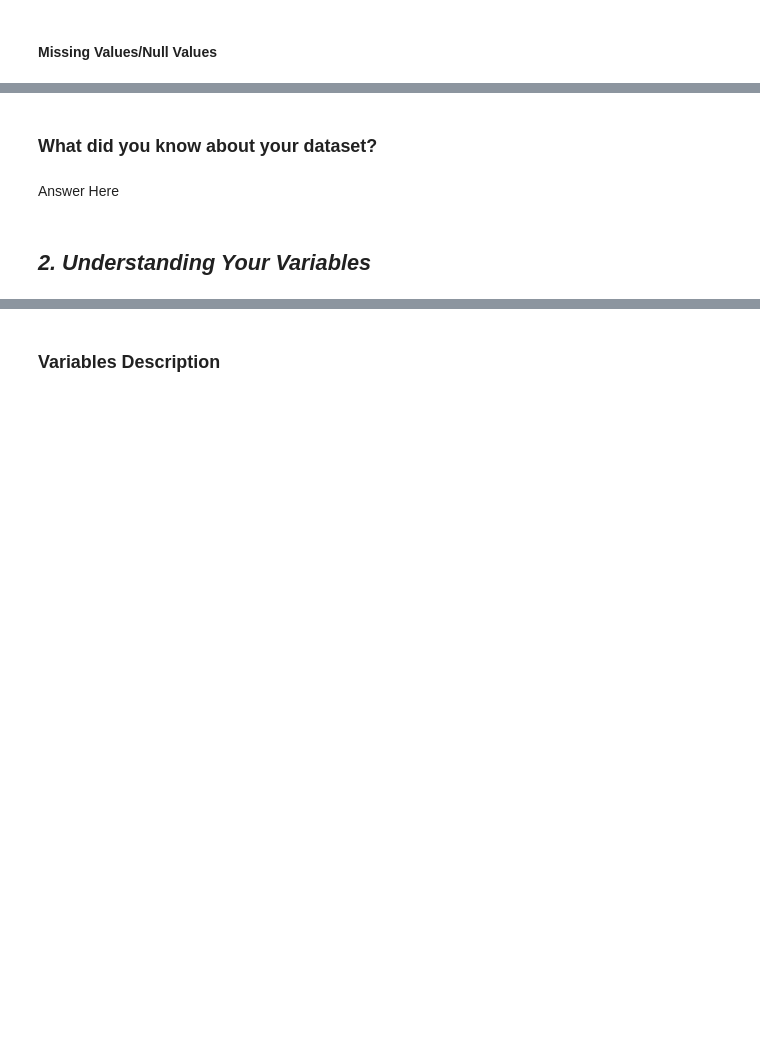
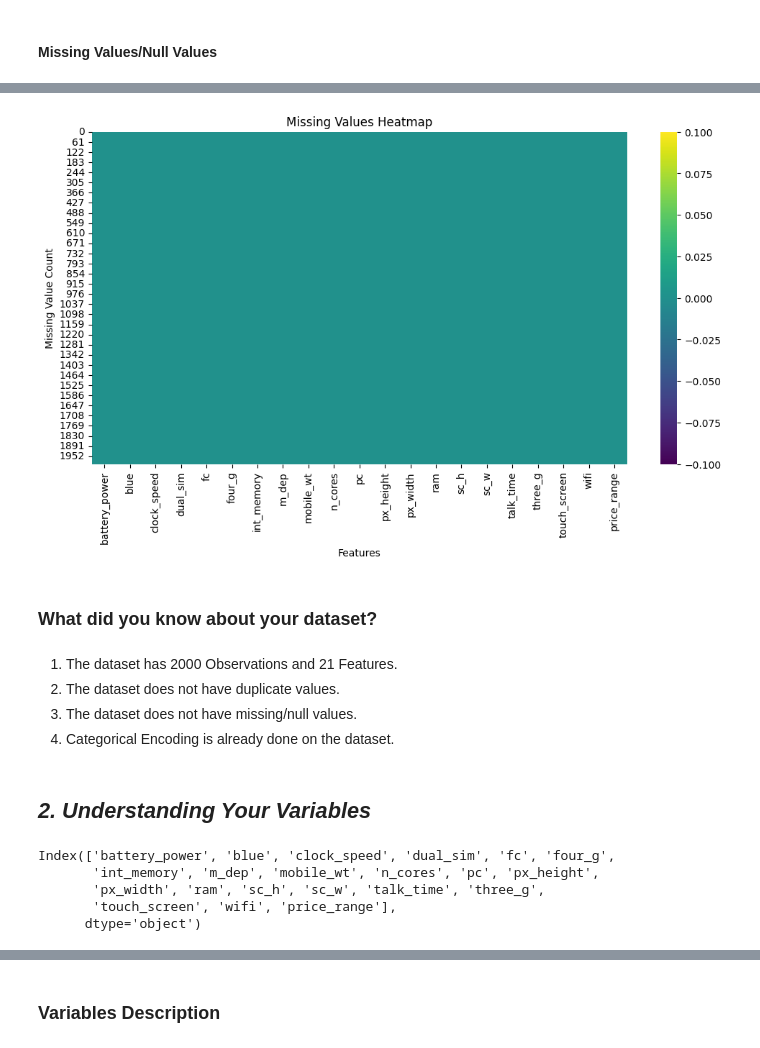
Before and after one commit to dhar9571/Capstone-Project-Classification-ML---Data-Mobile-Price-Range-Dataset, a Jupyter notebook: Capstone_Project_Classification_ML_Data_Mobile_Price_Range_Dataset.ipynb, the cells around one changed output, grey strips where cells are left out. Saved outputs shown, nothing was run; the diff lists cells and outputs as text; code cells hidden in the pictures; blank space fills up the shorter version.

```diff
--- a/Capstone_Project_Classification_ML_Data_Mobile_Price_Range_Dataset.ipynb
+++ b/Capstone_Project_Classification_ML_Data_Mobile_Price_Range_Dataset.ipynb
@@ -88,2 +127,6 @@ M - Multivariate Analysis
+# %%
+# Load Dataset
+
+df = pd.read_csv("/content/drive/MyDrive/Colab Notebooks/AlmaBetter/Capstone Project Classification ML - Data Mobile Price Range Dataset/data_mobile_price_range.csv")
 # %% [markdown]
 ### Dataset First View
@@ -110,10 +214,37 @@ M - Multivariate Analysis
+# %%
+# Visualizing the missing values
+
+# Setting up plot size:
+
+plt.figure(figsize=(12,6))
+
+# Plot:
+
+sns.heatmap(df.isna(),cbar=True, cmap='viridis')
+plt.title("Missing Values Heatmap")
+plt.xlabel("Features")
+plt.ylabel("Missing Value Count")
+plt.show()
+# %% [output]
+[figure, added]
 # %% [markdown]
 ### What did you know about your dataset?
-# %% [markdown]
-Answer Here
+# %% [markdown]
+1. The dataset has 2000 Observations and 21 Features.
+2. The dataset does not have duplicate values.
+3. The dataset does not have missing/null values.
+4. Categorical Encoding is already done on the dataset.
 # %% [markdown]
 ## ***2. Understanding Your Variables***
 # %%
 # Dataset Columns
+
+df.columns
+# %% [output]
+Index(['battery_power', 'blue', 'clock_speed', 'dual_sim', 'fc', 'four_g',
+       'int_memory', 'm_dep', 'mobile_wt', 'n_cores', 'pc', 'px_height',
+       'px_width', 'ram', 'sc_h', 'sc_w', 'talk_time', 'three_g',
+       'touch_screen', 'wifi', 'price_range'],
+      dtype='object')
 # %%
 # Dataset Describe
```
Also changed, not shown: parts of 30 cells of this notebook.
